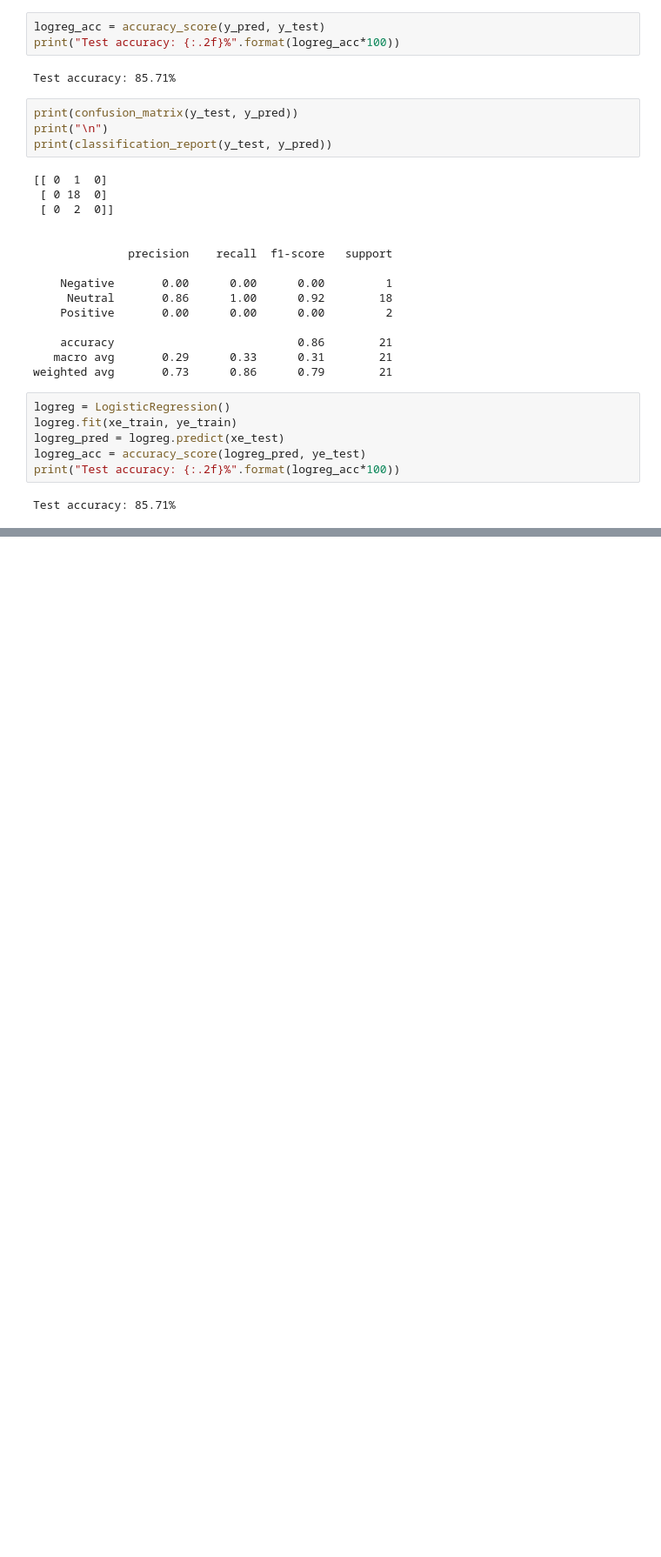
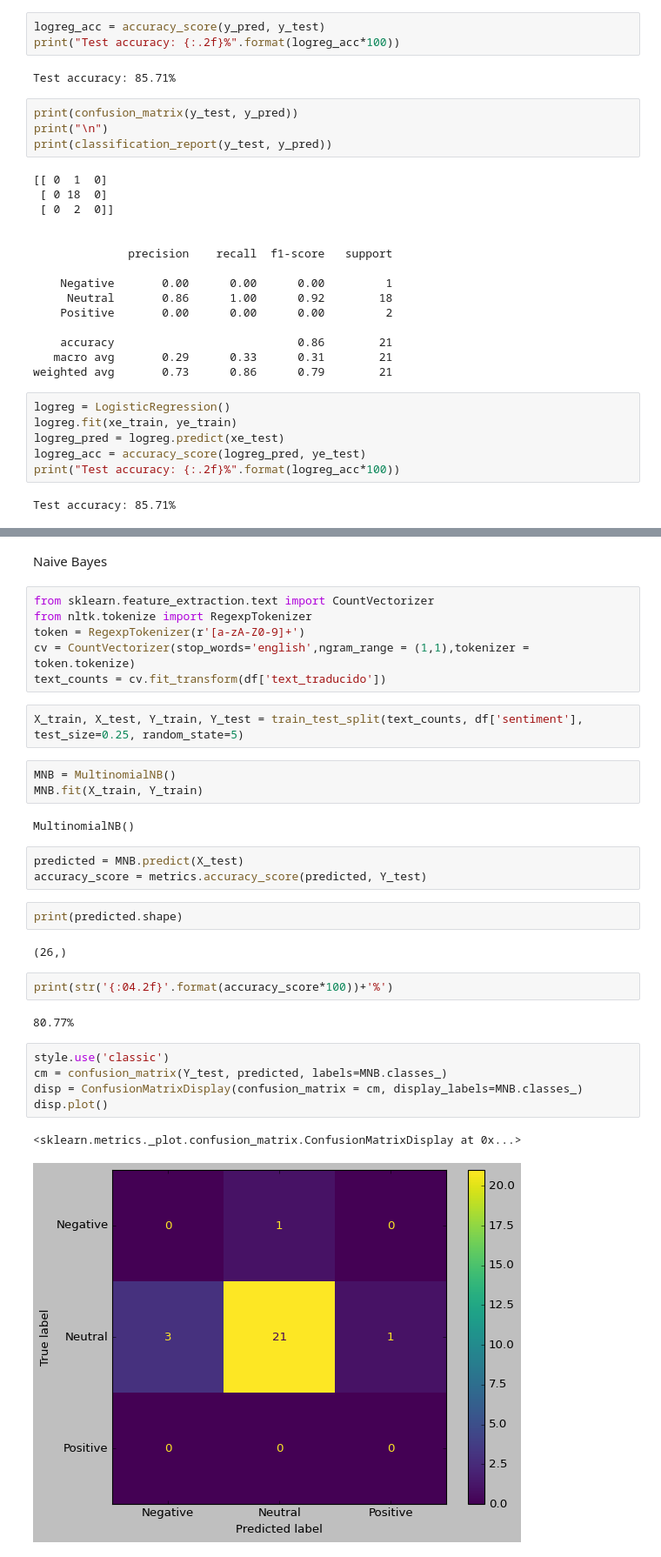
Before and after one commit to mapaulabecerra/Titulaci-n-2022, a Jupyter notebook: Clasificacion_v1.ipynb, the cells around one changed output, grey strips where cells are left out. Shown at 87% size. Drawn from its saved outputs; the diff is of its cells as text; blank space fills up the shorter version.

```diff
--- a/Clasificacion_v1.ipynb
+++ b/Clasificacion_v1.ipynb
@@ -315,0 +400,34 @@ Test accuracy: 85.71%
+# %% [markdown]
+Naive Bayes
+# %%
+from sklearn.feature_extraction.text import CountVectorizer
+from nltk.tokenize import RegexpTokenizer
+token = RegexpTokenizer(r'[a-zA-Z0-9]+')
+cv = CountVectorizer(stop_words='english',ngram_range = (1,1),tokenizer = token.tokenize)
+text_counts = cv.fit_transform(df['text_traducido'])
+# %%
+X_train, X_test, Y_train, Y_test = train_test_split(text_counts, df['sentiment'], test_size=0.25, random_state=5)
+# %%
+MNB = MultinomialNB()
+MNB.fit(X_train, Y_train)
+# %% [output]
+MultinomialNB()
+# %%
+predicted = MNB.predict(X_test)
+accuracy_score = metrics.accuracy_score(predicted, Y_test)
+# %%
+print(predicted.shape)
+# %% [output]
+(26,)
+# %%
+print(str('{:04.2f}'.format(accuracy_score*100))+'%')
+# %% [output]
+80.77%
+# %%
+style.use('classic')
+cm = confusion_matrix(Y_test, predicted, labels=MNB.classes_)
+disp = ConfusionMatrixDisplay(confusion_matrix = cm, display_labels=MNB.classes_)
+disp.plot()
+# %% [output]
+<sklearn.metrics._plot.confusion_matrix.ConfusionMatrixDisplay at 0x...>
+[figure, added]
```
Also changed, not shown: parts of 20 cells of this notebook.
